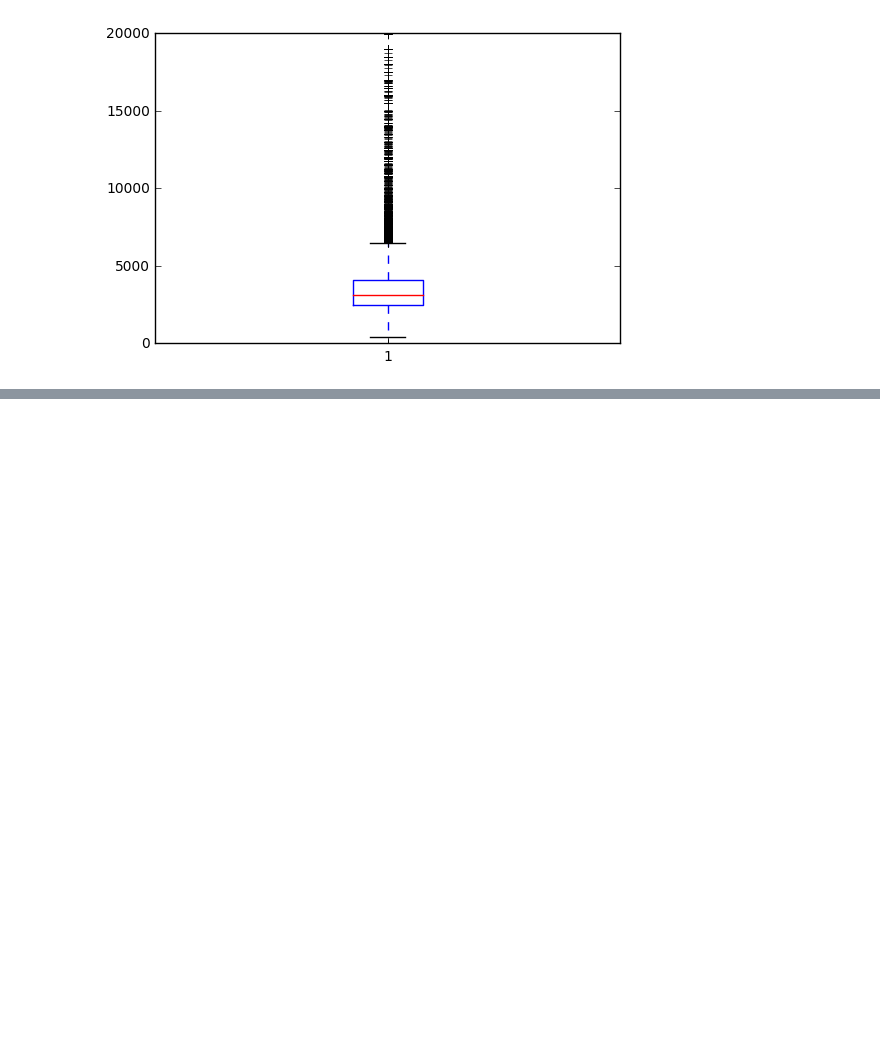
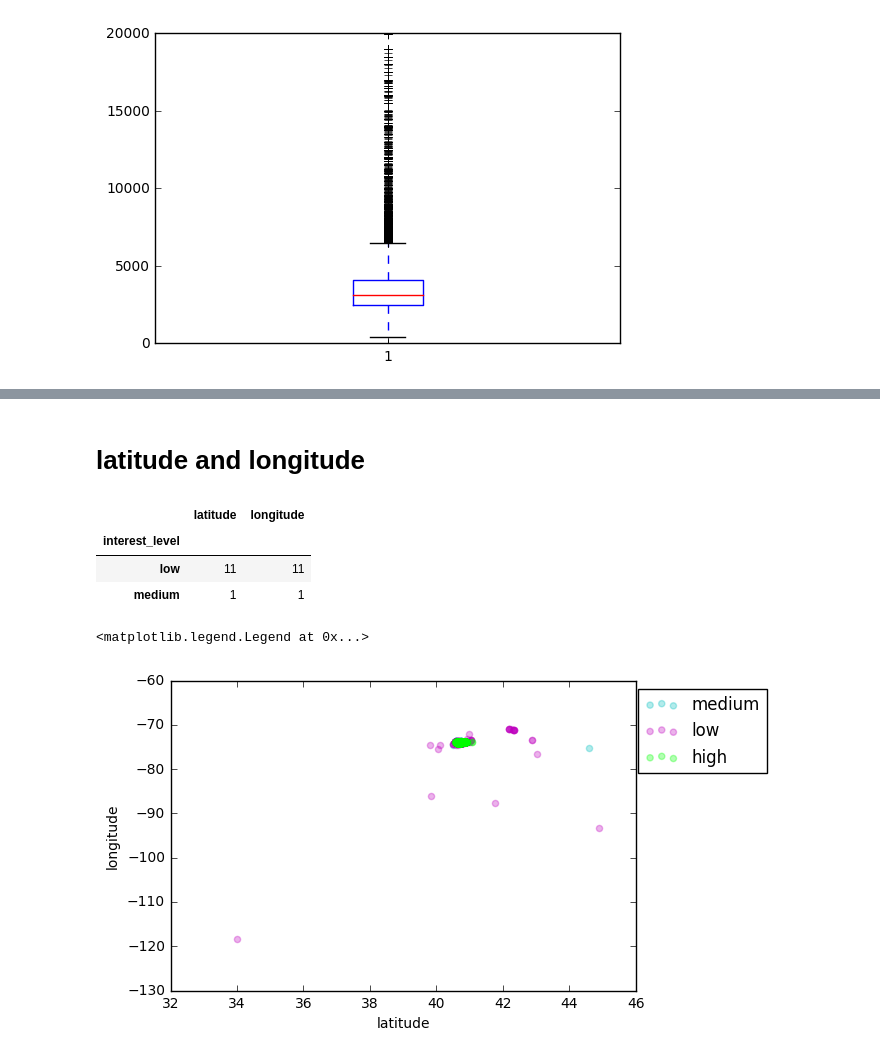
Before and after one commit to wenty2015/rental_listing, a Jupyter notebook: data_processing.ipynb, the cells around one changed output, grey strips where cells are left out. Saved outputs shown, nothing was run; the diff lists cells and outputs as text; code cells hidden in the pictures; blank space fills up the shorter version.

```diff
--- a/data_processing.ipynb
+++ b/data_processing.ipynb
@@ -120,0 +188,27 @@ plt.boxplot(price)
+# %% [markdown]
+# latitude and longitude
+# %%
+train_data[(train_data.latitude == 0) | (train_data.longitude == 0)][
+    ['latitude','longitude','interest_level']].groupby(
+    'interest_level').count()
+# %% [output]
+|  | latitude | longitude |
+| interest_level |  |  |
+| low | 11 | 11 |
+| medium | 1 | 1 |
+# %%
+color = ['c','m','lime']
+levels = train_data['interest_level'].unique()
+for i, level in enumerate(levels):
+    plt.scatter(train_data[(train_data['interest_level'] == level) &
+                          (train_data['latitude'] != 0)]['latitude'],
+                train_data[(train_data['interest_level'] == level) &
+                          (train_data['latitude'] != 0)]['longitude'],
+                color = color[i],
+                alpha = 0.3)
+plt.xlabel('latitude')
+plt.ylabel('longitude')
+plt.legend(levels, bbox_to_anchor = [1.3,1])
+# %% [output]
+<matplotlib.legend.Legend at 0x...>
+[figure, added]
```
Also changed, not shown: parts of 13 cells of this notebook.
